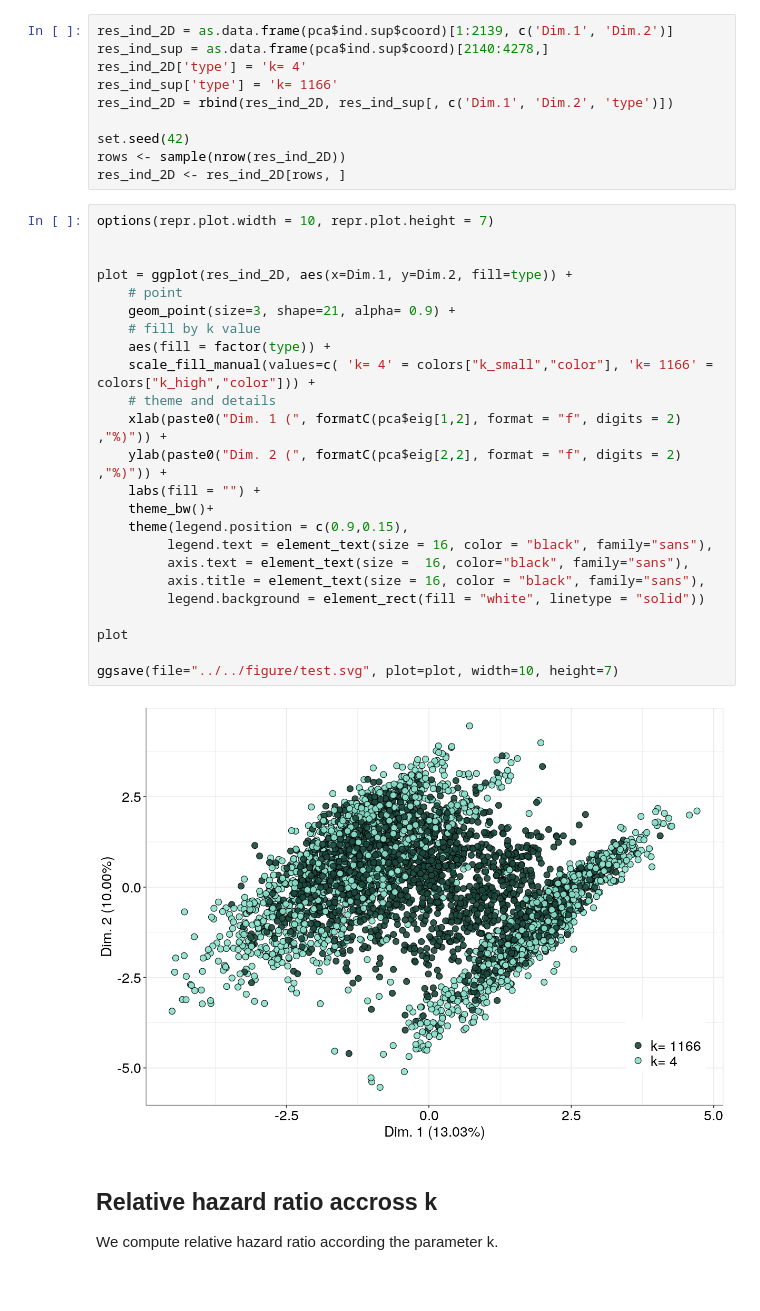
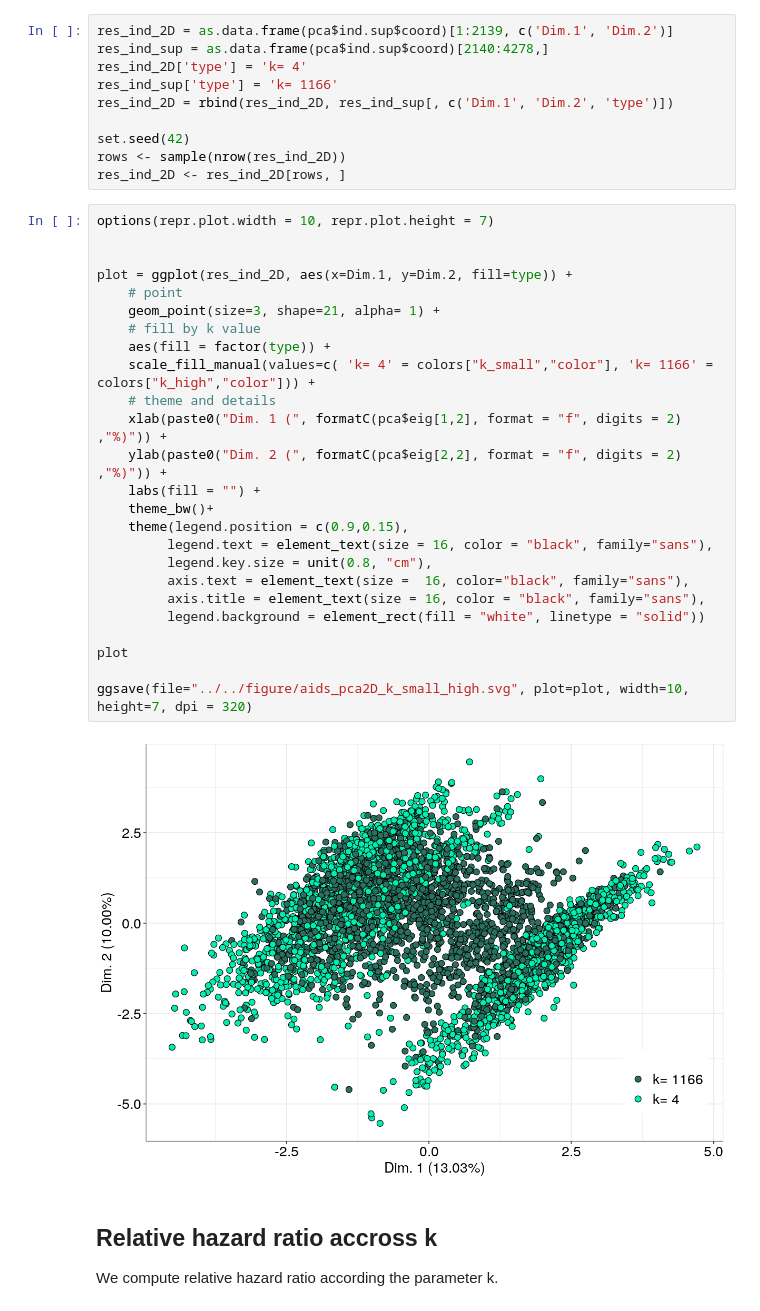
Before and after one commit to octopize/avatar-paper, a Jupyter notebook: notebooks/final_figure/messageC_AIDS.ipynb, the cells around one changed output. Cells and saved outputs as stored; diff of their text form.

```diff
--- a/notebooks/final_figure/messageC_AIDS.ipynb
+++ b/notebooks/final_figure/messageC_AIDS.ipynb
@@ -140,29 +158,30 @@ res_ind_2D <- res_ind_2D[rows, ]
 # %%
 options(repr.plot.width = 10, repr.plot.height = 7)
 
 
 plot = ggplot(res_ind_2D, aes(x=Dim.1, y=Dim.2, fill=type)) +
     # point
-    geom_point(size=3, shape=21, alpha= 0.9) +
+    geom_point(size=3, shape=21, alpha= 1) +
     # fill by k value
     aes(fill = factor(type)) +
     scale_fill_manual(values=c( 'k= 4' = colors["k_small","color"], 'k= 1166' = colors["k_high","color"])) +
     # theme and details
     xlab(paste0("Dim. 1 (", formatC(pca$eig[1,2], format = "f", digits = 2) ,"%)")) +
     ylab(paste0("Dim. 2 (", formatC(pca$eig[2,2], format = "f", digits = 2) ,"%)")) +
     labs(fill = "") +
     theme_bw()+
     theme(legend.position = c(0.9,0.15),
          legend.text = element_text(size = 16, color = "black", family="sans"),
+         legend.key.size = unit(0.8, "cm"),
          axis.text = element_text(size =  16, color="black", family="sans"),
          axis.title = element_text(size = 16, color = "black", family="sans"),
          legend.background = element_rect(fill = "white", linetype = "solid"))
 
 plot
 
-ggsave(file="../../figure/test.svg", plot=plot, width=10, height=7)
+ggsave(file="../../figure/aids_pca2D_k_small_high.svg", plot=plot, width=10, height=7, dpi = 320)
 # %% [output]
-[figure, old version]
+[figure, new version]
 # %% [markdown]
 ## Relative hazard ratio accross  k
 
```
Also changed, not shown: parts of 3 cells of this notebook, 4 other files.
